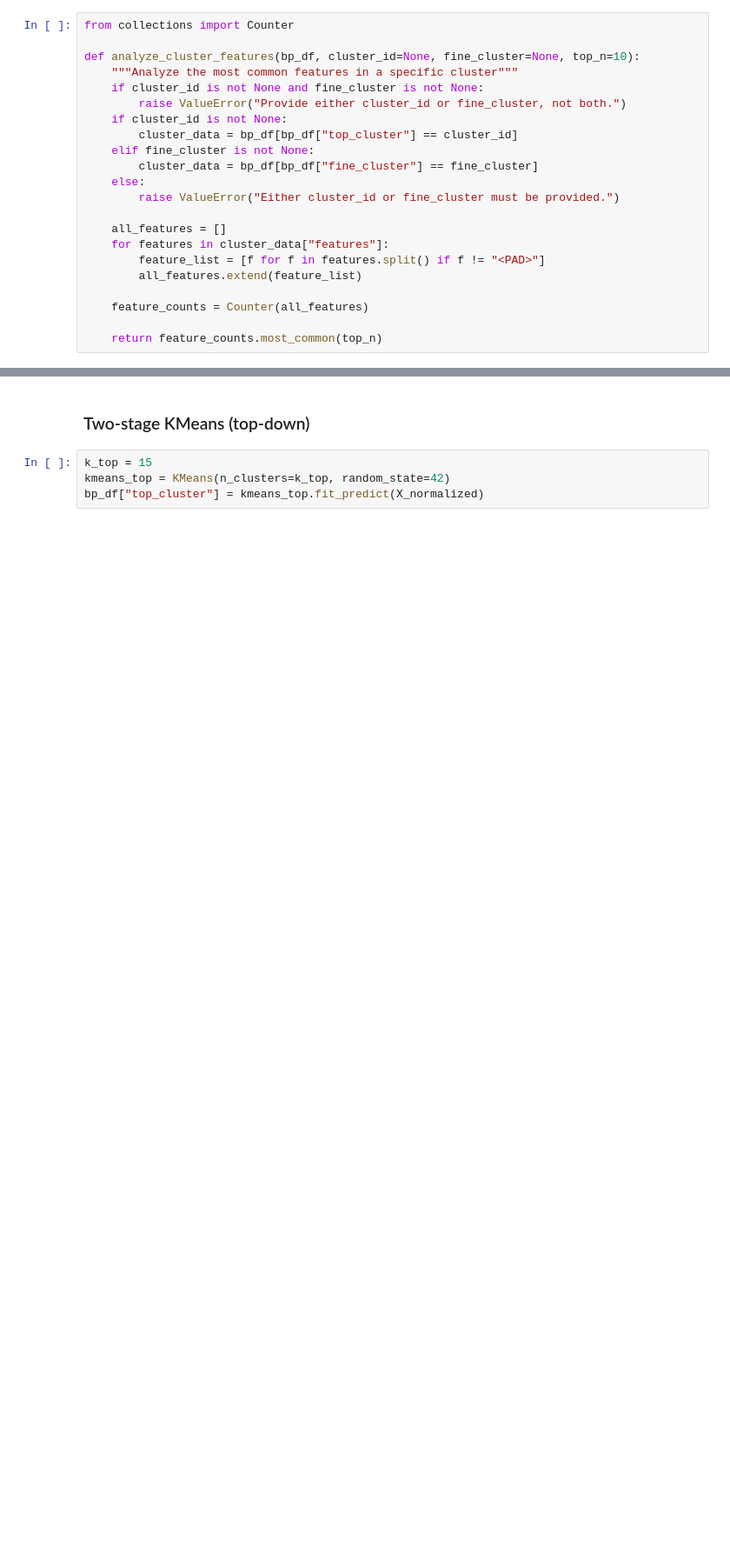
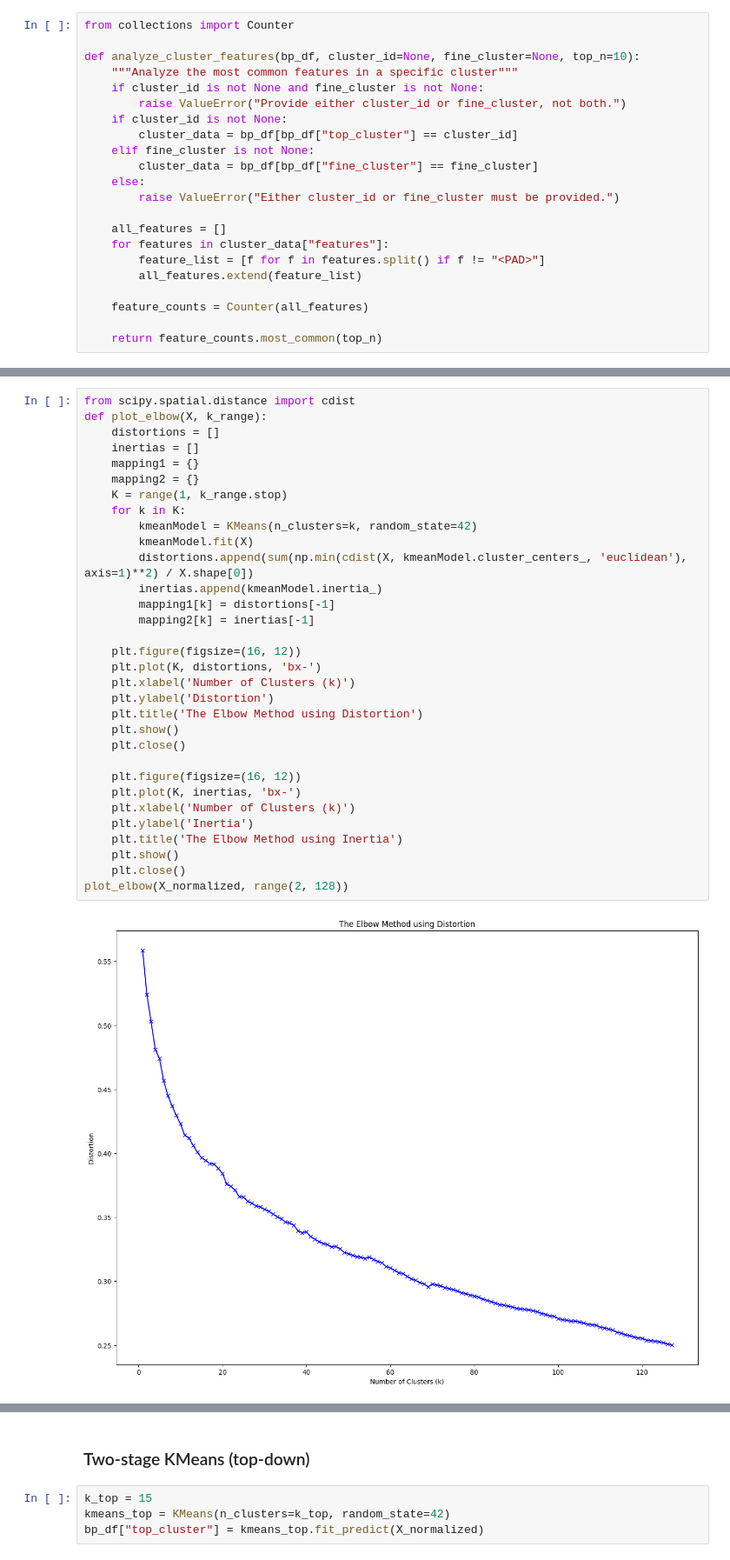
Before and after one commit to 598975/BP-classification, a Jupyter notebook: notebooks/260128-hierarchical-clustering.ipynb, the cells around one changed output, grey strips where cells are left out. Shown at 87% size. Saved outputs shown, nothing was run; the diff lists cells and outputs as text; blank space fills up the shorter version.

```diff
--- a/notebooks/260128-hierarchical-clustering.ipynb
+++ b/notebooks/260128-hierarchical-clustering.ipynb
@@ -211,0 +266,34 @@ def analyze_cluster_features(bp_df, cluster_id=None, fine_cluster=None, top_n=10
+# %%
+from scipy.spatial.distance import cdist
+def plot_elbow(X, k_range):
+    distortions = []
+    inertias = []
+    mapping1 = {}
+    mapping2 = {}
+    K = range(1, k_range.stop)
+    for k in K:
+        kmeanModel = KMeans(n_clusters=k, random_state=42)
+        kmeanModel.fit(X)
+        distortions.append(sum(np.min(cdist(X, kmeanModel.cluster_centers_, 'euclidean'), axis=1)**2) / X.shape[0])
+        inertias.append(kmeanModel.inertia_)
+        mapping1[k] = distortions[-1]
+        mapping2[k] = inertias[-1]
+
+    plt.figure(figsize=(16, 12))
+    plt.plot(K, distortions, 'bx-')
+    plt.xlabel('Number of Clusters (k)')
+    plt.ylabel('Distortion')
+    plt.title('The Elbow Method using Distortion')
+    plt.show()
+    plt.close()
+
+    plt.figure(figsize=(16, 12))
+    plt.plot(K, inertias, 'bx-')
+    plt.xlabel('Number of Clusters (k)')
+    plt.ylabel('Inertia')
+    plt.title('The Elbow Method using Inertia')
+    plt.show()
+    plt.close()
+plot_elbow(X_normalized, range(2, 128))
+# %% [output]
+[figure, added]
```
Also changed, not shown: parts of 16 cells of this notebook.
